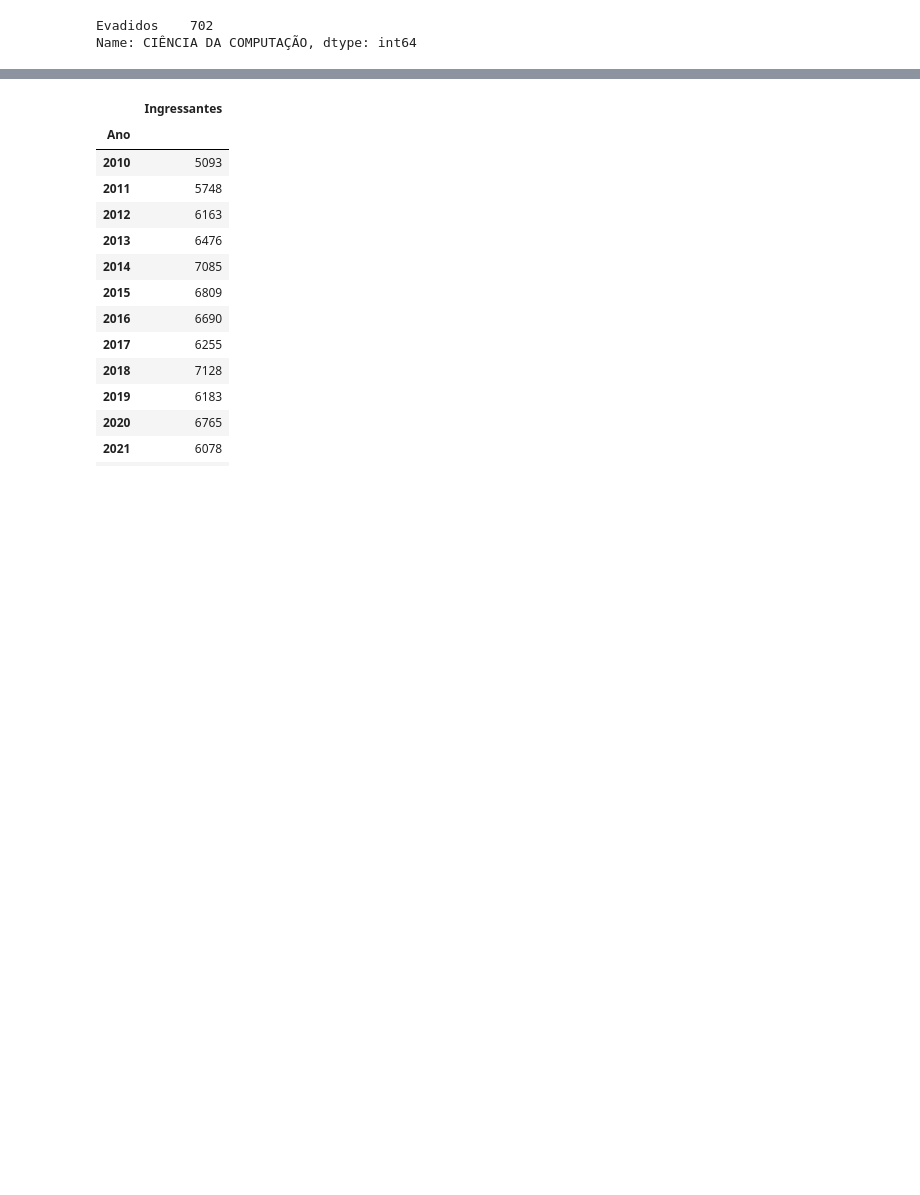
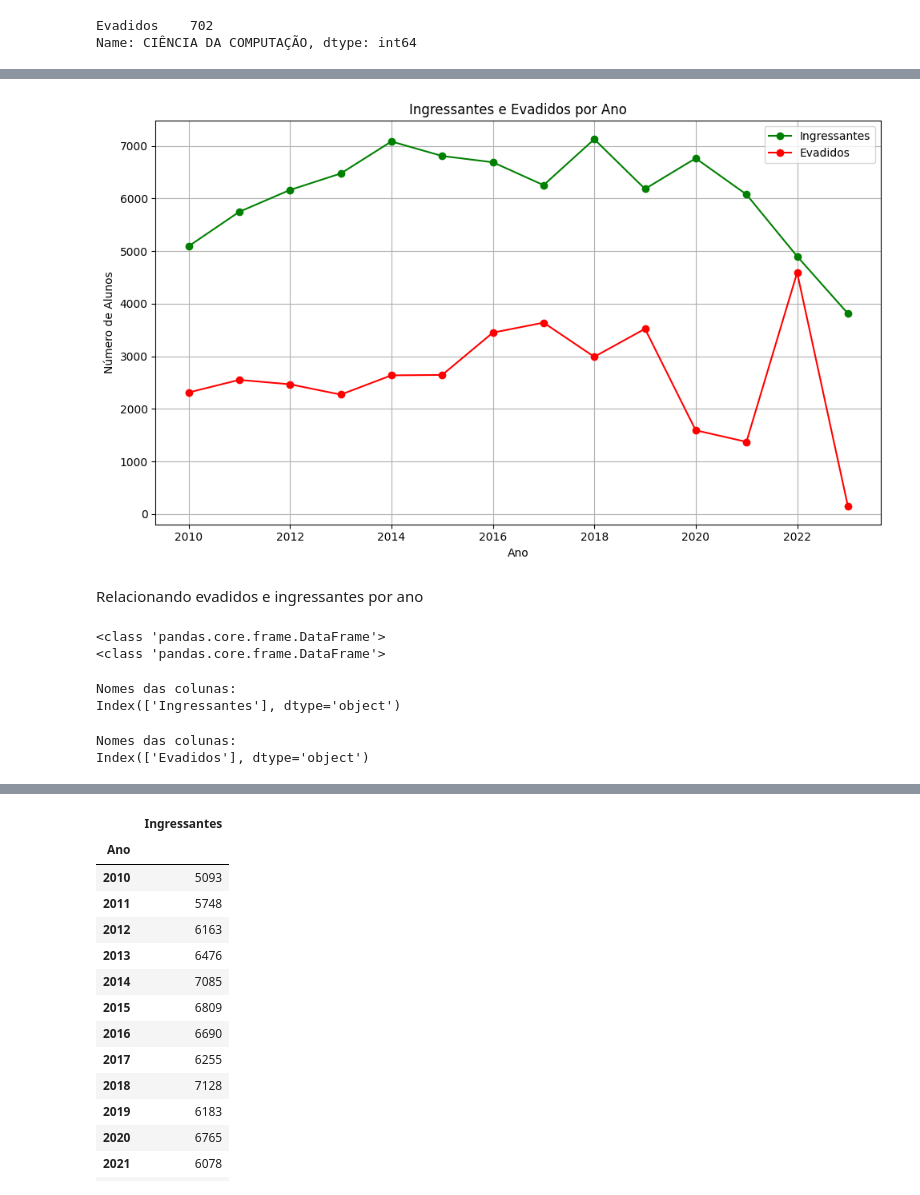
Before and after one commit to psicosleazy-dev/tcc, a Jupyter notebook: start_notebook.ipynb, the cells around one changed output, grey strips where cells are left out. Drawn from its saved outputs; the diff is of its cells as text; code cells hidden in the pictures; blank space fills up the shorter version.

```diff
--- a/start_notebook.ipynb
+++ b/start_notebook.ipynb
@@ -203,0 +240,8 @@ Name: CIÊNCIA DA COMPUTAÇÃO, dtype: int64
+# %%
+# Suponha que você tenha um DataFrame chamado df com as colunas mencionadas
+
+# Agrupar por ano e calcular a soma de ingressantes e evadidos por ano
+resultado = df.groupby('Ano').agg({'Ingressantes': 'sum', 'Evadidos': 'sum'}).reset_index()
+
+# Mostrar o resultado
+print(resultado)
@@ -203,0 +264,45 @@ Name: CIÊNCIA DA COMPUTAÇÃO, dtype: int64
+# %%
+# Extrair os dados para plotagem
+anos = resultado['Ano']
+ingressantes = resultado['Ingressantes']
+evadidos = resultado['Evadidos']
+
+# Plotar os dados
+plt.figure(figsize=(10, 6))  # Definir o tamanho da figura
+plt.plot(anos, ingressantes, label='Ingressantes',color='green', marker='o')  # Plotar ingressantes
+plt.plot(anos, evadidos, label='Evadidos',color='red', marker='o')  # Plotar evadidos
+
+# Adicionar rótulos aos eixos
+plt.xlabel('Ano')
+plt.ylabel('Número de Alunos')
+plt.title('Ingressantes e Evadidos por Ano')
+
+# Adicionar legenda
+plt.legend()
+
+# Exibir o gráfico
+plt.grid(True)  # Adicionar grade ao gráfico
+plt.tight_layout()  # Ajustar o layout para evitar que as legendas se sobreponham
+plt.show()
+# %% [output]
+[figure, added]
+# %% [markdown]
+Relacionando evadidos e ingressantes por ano
+# %%
+print(type(ev_por_ano))
+print(type(dens_por_ano))
+# %% [output]
+<class 'pandas.core.frame.DataFrame'>
+<class 'pandas.core.frame.DataFrame'>
+# %%
+print("Nomes das colunas:")
+print(dens_por_ano.columns)
+# %% [output]
+Nomes das colunas:
+Index(['Ingressantes'], dtype='object')
+# %%
+print("Nomes das colunas:")
+print(ev_por_ano.columns)
+# %% [output]
+Nomes das colunas:
+Index(['Evadidos'], dtype='object')
```
Also changed, not shown: parts of 14 cells of this notebook.
